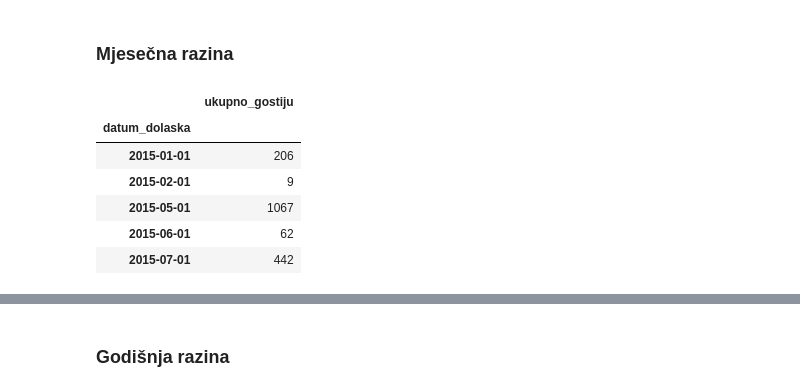
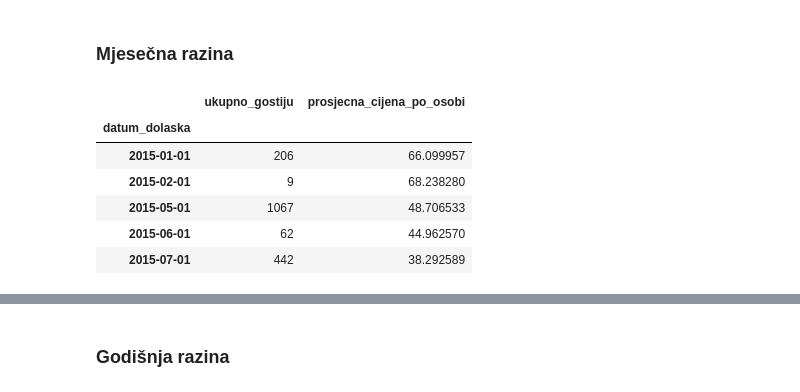
Before and after one commit to MarkoHaralovic/Prediction-of-Hotel-Occupancy, a Jupyter notebook: prediction-of-hotel-occupancy/notebooks/data_preprocessing.ipynb, the cells around one changed output, grey strips where cells are left out. Cells and saved outputs as stored; diff of their text form; code cells hidden in the pictures.

Commit message:
Added average prices on daily/weekly/monthly basis

```diff
--- a/prediction-of-hotel-occupancy/notebooks/data_preprocessing.ipynb
+++ b/prediction-of-hotel-occupancy/notebooks/data_preprocessing.ipynb
@@ -175,9 +206,10 @@ for index, row in dataCity.iterrows():
     arrival_date = row['datum_dolaska']
     departure_date = arrival_date + pd.Timedelta(days=row['duljina_boravka'])
     number_of_guests = row['ukupno_gostiju']
+    total_price = row['cijena_nocenja']
+    price_per_person_per_night = total_price / number_of_guests
 
     arrival_week_start = arrival_date - timedelta(days=arrival_date.weekday())
-
     if arrival_week_start.year == 2014:
         arrival_week_start = pd.Timestamp(year=2015, month=1, day=1)
 
@@ -189,11 +221,16 @@ for index, row in dataCity.iterrows():
     current_week_start = arrival_week_start
     while current_week_start <= departure_week_start:
         if current_week_start not in weekly_guest_counts_city_hotel:
-            weekly_guest_counts_city_hotel[current_week_start] = 0
+            weekly_guest_counts_city_hotel[current_week_start] = {'ukupno_gostiju': 0, 'cijene_po_osobi': []}
 
-        weekly_guest_counts_city_hotel[current_week_start] += number_of_guests
+        weekly_guest_counts_city_hotel[current_week_start]['ukupno_gostiju'] += number_of_guests
+        weekly_guest_counts_city_hotel[current_week_start]['cijene_po_osobi'].extend([price_per_person_per_night] * number_of_guests)
 
         current_week_start += timedelta(days=7)
-NumberOfGuestsWeeklyCity = pd.DataFrame(list(weekly_guest_counts_city_hotel.items()), columns=['datum_dolaska', 'ukupno_gostiju'])
-NumberOfGuestsWeeklyCity['datum_dolaska'] = pd.to_datetime(NumberOfGuestsWeeklyCity['datum_dolaska'])
+
+for date, data in weekly_guest_counts_city_hotel.items():
+    data['prosjecna_cijena_po_osobi'] = sum(data['cijene_po_osobi']) / len(data['cijene_po_osobi']) if data['cijene_po_osobi'] else 0
+
+weekly_guest_prices_data = [(date, data['ukupno_gostiju'], data['prosjecna_cijena_po_osobi']) for date, data in weekly_guest_counts_city_hotel.items()]
+NumberOfGuestsWeeklyCity = pd.DataFrame(weekly_guest_prices_data, columns=['datum_dolaska', 'ukupno_gostiju', 'prosjecna_cijena_po_osobi'])
 # %%
@@ -261,33 +309,37 @@ for index, row in dataCity.iterrows():
     arrival_date = row['datum_dolaska']
     departure_date = arrival_date + pd.Timedelta(days=row['duljina_boravka'])
     number_of_guests = row['ukupno_gostiju']
+    total_price = row['cijena_nocenja']
+    price_per_person_per_night = total_price / number_of_guests
 
     current_month_start = arrival_date.replace(day=1)
+    while current_month_start <= departure_date.replace(day=1):
+        if current_month_start not in monthly_guest_counts_city_hotel:
+            monthly_guest_counts_city_hotel[current_month_start] = {'ukupno_gostiju': 0, 'cijene_po_osobi': []}
 
-    while current_month_start <= departure_date.replace(day=1):
-        #print(f"Arr {arrival_date}, curr {current_month_start}, dep {departure_date}")
-        if current_month_start not in monthly_guest_counts_city_hotel:
-            monthly_guest_counts_city_hotel[current_month_start] = 0
-
-        monthly_guest_counts_city_hotel[current_month_start] += number_of_guests
+        monthly_guest_counts_city_hotel[current_month_start]['ukupno_gostiju'] += number_of_guests
+        monthly_guest_counts_city_hotel[current_month_start]['cijene_po_osobi'].extend([price_per_person_per_night] * number_of_guests)
 
         if current_month_start.month == 12:
             current_month_start = current_month_start.replace(year=current_month_start.year + 1, month=1, day=1)
         else:
             current_month_start = current_month_start.replace(month=current_month_start.month + 1, day=1)
 
-monthly_guest_data = [(date, guests) for date, guests in monthly_guest_counts_city_hotel.items()]
-NumberOfGuestsMonthlyCity = pd.DataFrame(monthly_guest_data, columns=['datum_dolaska', 'ukupno_gostiju'])
-NumberOfGuestsMonthlyCity = NumberOfGuestsMonthlyCity.sort_values(by='datum_dolaska')
-NumberOfGuestsMonthlyCity = NumberOfGuestsMonthlyCity.set_index('datum_dolaska')
+for date, data in monthly_guest_counts_city_hotel.items():
+    data['prosjecna_cijena_po_osobi'] = sum(data['cijene_po_osobi']) / len(data['cijene_po_osobi']) if data['cijene_po_osobi'] else 0
+# %%
+monthly_guest_prices_data = [(date, data['ukupno_gostiju'], data['prosjecna_cijena_po_osobi']) for date, data in monthly_guest_counts_city_hotel.items()]
+NumberOfGuestsMonthlyCity = pd.DataFrame(monthly_guest_prices_data, columns=['datum_dolaska', 'ukupno_gostiju', 'prosjecna_cijena_po_osobi'])
+NumberOfGuestsMonthlyCity = NumberOfGuestsMonthlyCity.sort_values(by='datum_dolaska')
+NumberOfGuestsMonthlyCity = NumberOfGuestsMonthlyCity.set_index('datum_dolaska')
 # %%
-NumberOfGuestsMonthlyCity.head(5)
+NumberOfGuestsMonthlyCity.head()
 # %% [output]
-|  | ukupno_gostiju |
-| datum_dolaska |  |
-| 2015-01-01 | 206 |
-| 2015-02-01 | 9 |
-| 2015-05-01 | 1067 |
-| 2015-06-01 | 62 |
-| 2015-07-01 | 442 |
+|  | ukupno_gostiju | prosjecna_cijena_po_osobi |
+| datum_dolaska |  |  |
+| 2015-01-01 | 206 | 66.099957 |
+| 2015-02-01 | 9 | 68.238280 |
+| 2015-05-01 | 1067 | 48.706533 |
+| 2015-06-01 | 62 | 44.962570 |
+| 2015-07-01 | 442 | 38.292589 |
 # %%
```
Also changed, not shown: parts of 29 cells of this notebook, 3 other files.
